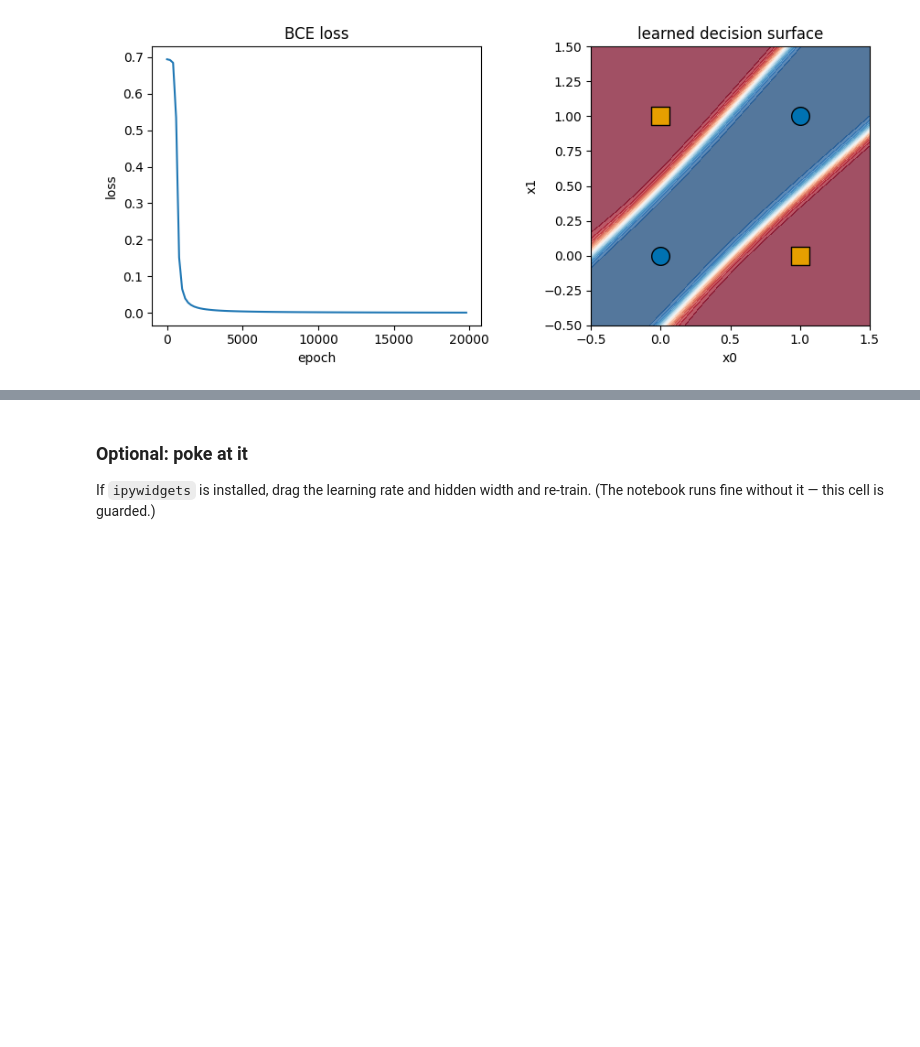
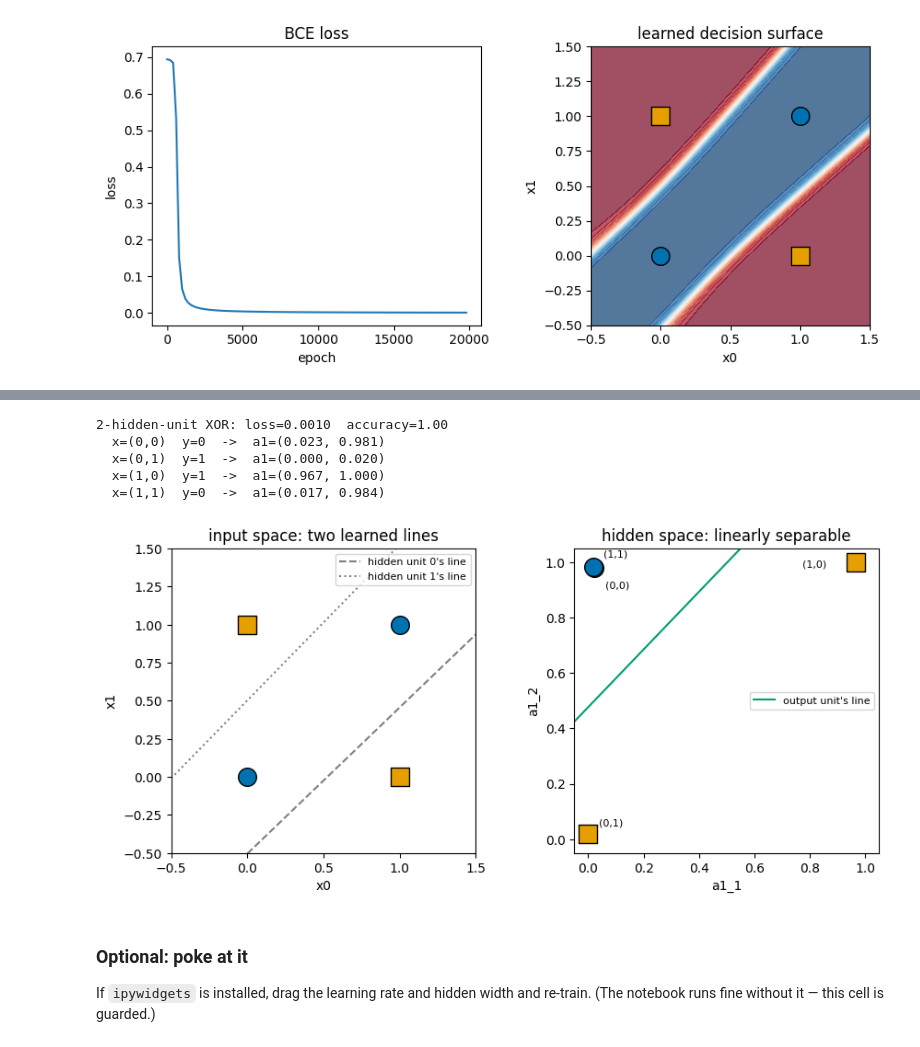
Before and after one commit to shaia/deep-learning-from-scratch, a Jupyter notebook: topics/01-mlp-backprop/notebook.ipynb, the cells around one changed output, grey strips where cells are left out. Cells and saved outputs as stored; diff of their text form; code cells hidden in the pictures; blank space fills up the shorter version.

```diff
--- a/topics/01-mlp-backprop/notebook.ipynb
+++ b/topics/01-mlp-backprop/notebook.ipynb
@@ -250,3 +301,57 @@ final loss = 0.000852   accuracy = 1.000
+# %%
+# XOR with the *minimum* hidden layer (h = 2), so the hidden space is drawable.
+net2 = MLP(2, 2, Rng(XOR_SEED), scale=INIT_SCALE)
+for _ in range(XOR_EPOCHS):
+    net2.sgd_step(X, y, XOR_LR)
+acc2 = sum(net2.predict(*X[i]) == y[i] for i in range(4)) / 4
+print(f"2-hidden-unit XOR: loss={net2.loss(X, y):.4f}  accuracy={acc2:.2f}")
+assert acc2 == 1.0, "seed 1 converges with h=2; other seeds may stall (see note above)"
+
+H = np.array([net2.forward(*p)[0] for p in X])  # hidden coordinates of the 4 points
+for i in range(4):
+    print(f"  x=({X[i][0]:.0f},{X[i][1]:.0f})  y={y[i]:.0f}  ->  "
+          f"a1=({H[i, 0]:.3f}, {H[i, 1]:.3f})")
+
+fig, (axi, axh) = plt.subplots(1, 2, figsize=(9, 4.2))
+
+# Left: input space. Hidden unit j's soft line is  W1[j] . x + b1[j] = 0.
+xs = np.linspace(-0.5, 1.5, 2)
+for j, ls in [(0, "--"), (1, ":")]:
+    axi.plot(xs, -(net2.W1[j, 0] * xs + net2.b1[j]) / net2.W1[j, 1],
+             ls, color="gray", label=f"hidden unit {j}'s line")
+for cls, color, marker in [(0, "#0072B2", "o"), (1, "#E69F00", "s")]:
+    pts = Xa[[i for i in range(4) if y[i] == cls]]
+    axi.scatter(pts[:, 0], pts[:, 1], c=color, marker=marker, s=200, edgecolor="k")
+axi.set(xlim=(-0.5, 1.5), ylim=(-0.5, 1.5), xlabel="x0", ylabel="x1",
+        title="input space: two learned lines")
+axi.legend(loc="upper right", fontsize=8)
+axi.set_aspect("equal")
+
+# Right: hidden space. Same points at their a1 coordinates; the output unit's
+# straight cut is  W2 . a1 + b2 = 0.
+ha = np.linspace(-0.05, 1.05, 2)
+axh.plot(ha, -(net2.W2[0] * ha + net2.b2[0]) / net2.W2[1],
+         color="#009E73", label="output unit's line")
+for cls, color, marker in [(0, "#0072B2", "o"), (1, "#E69F00", "s")]:
+    idx = [i for i in range(4) if y[i] == cls]
+    axh.scatter(H[idx, 0], H[idx, 1], c=color, marker=marker, s=200, edgecolor="k")
+offsets = [(8, -16), (8, 6), (-42, -4), (8, 8)]   # keep the labels legible
+for i in range(4):
+    axh.annotate(f"({X[i][0]:.0f},{X[i][1]:.0f})", (H[i, 0], H[i, 1]),
+                 textcoords="offset points", xytext=offsets[i], fontsize=8)
+axh.set(xlim=(-0.05, 1.05), ylim=(-0.05, 1.05), xlabel="a1_1", ylabel="a1_2",
+        title="hidden space: linearly separable")
+axh.legend(loc="center right", fontsize=8)
+axh.set_aspect("equal")
+plt.tight_layout()
+plt.show()
+# %% [output]
+2-hidden-unit XOR: loss=0.0010  accuracy=1.00
+  x=(0,0)  y=0  ->  a1=(0.023, 0.981)
+  x=(0,1)  y=1  ->  a1=(0.000, 0.020)
+  x=(1,0)  y=1  ->  a1=(0.967, 1.000)
+  x=(1,1)  y=0  ->  a1=(0.017, 0.984)
+[figure, added]
 # %% [markdown]
 ### Optional: poke at it
 
```
Also changed, not shown: parts of 6 cells of this notebook, 8 other files.
